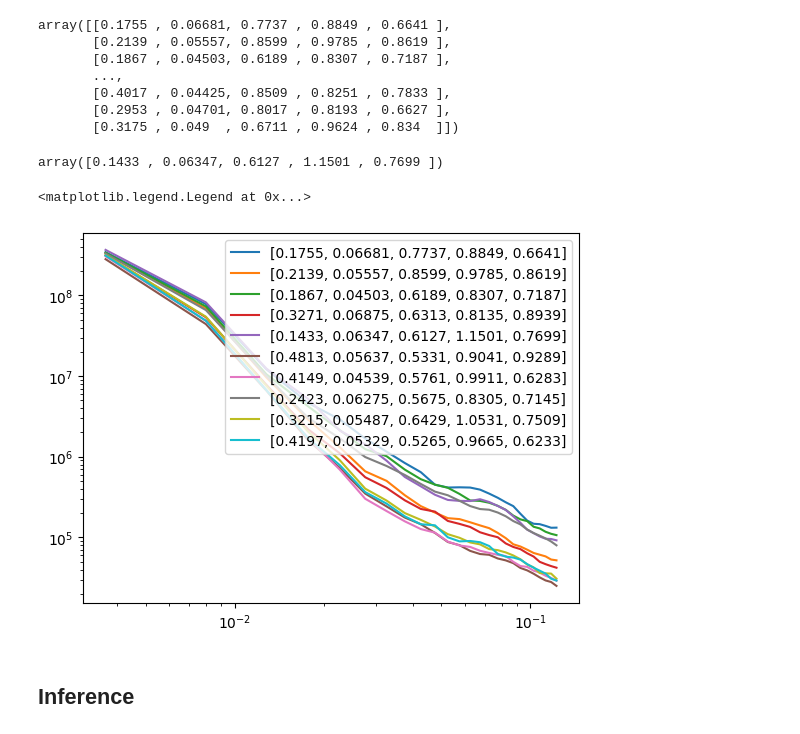
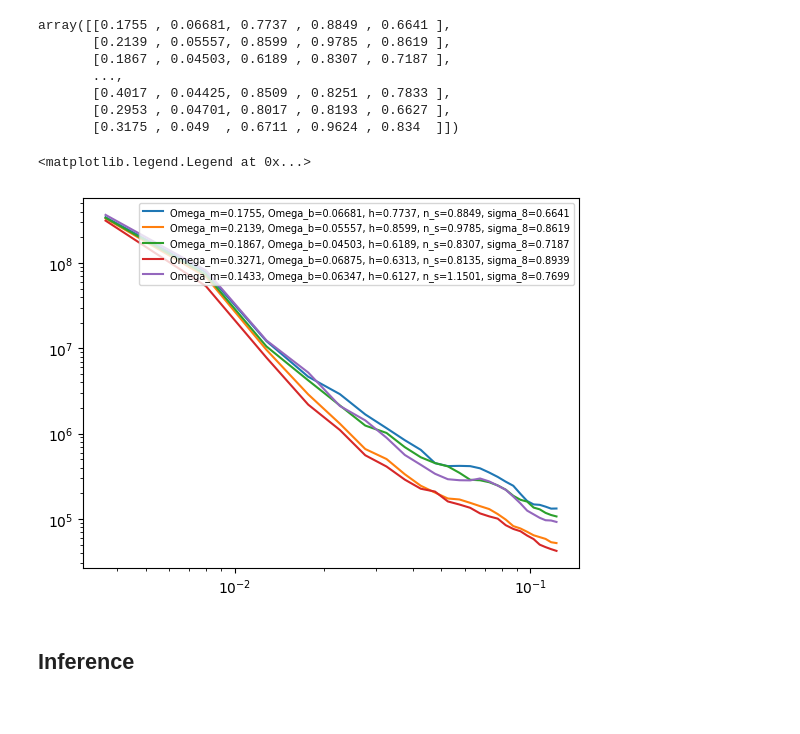
Before and after one commit to maho3/matts_tests, a Jupyter notebook: test_inference.ipynb, the cells around one changed output. Drawn from its saved outputs; the diff is of its cells as text; code cells hidden in the pictures.

```diff
--- a/test_inference.ipynb
+++ b/test_inference.ipynb
@@ -75,19 +89,17 @@ for r in tqdm(os.listdir(suitepath)):
     k_gal = pk['k_gal']
     p0 = pk['p0k_gal']
     pks[int(r)] = p0
-# %%
-cosmos[4]
-# %% [output]
-array([0.1433 , 0.06347, 0.6127 , 1.1501 , 0.7699 ])
 # %%
 plt.loglog()
 
-for i in range(10):
-    plt.plot(k_gal, pks[i], label=f'{list(cosmos[i])}')
-plt.legend()
+for i in range(5):
+    lstr = f"Omega_m={cosmos[i,0]}, Omega_b={cosmos[i,1]}, "
+    lstr += f"h={cosmos[i,2]}, n_s={cosmos[i,3]}, sigma_8={cosmos[i,4]}"
+    plt.plot(k_gal, pks[i], label=lstr)
+plt.legend(fontsize=7)
 # %% [output]
 <matplotlib.legend.Legend at 0x...>
-[figure, old version]
+[figure, new version]
 # %% [markdown]
 ## Inference
 # %%
```
Also changed, not shown: parts of 23 cells of this notebook.
